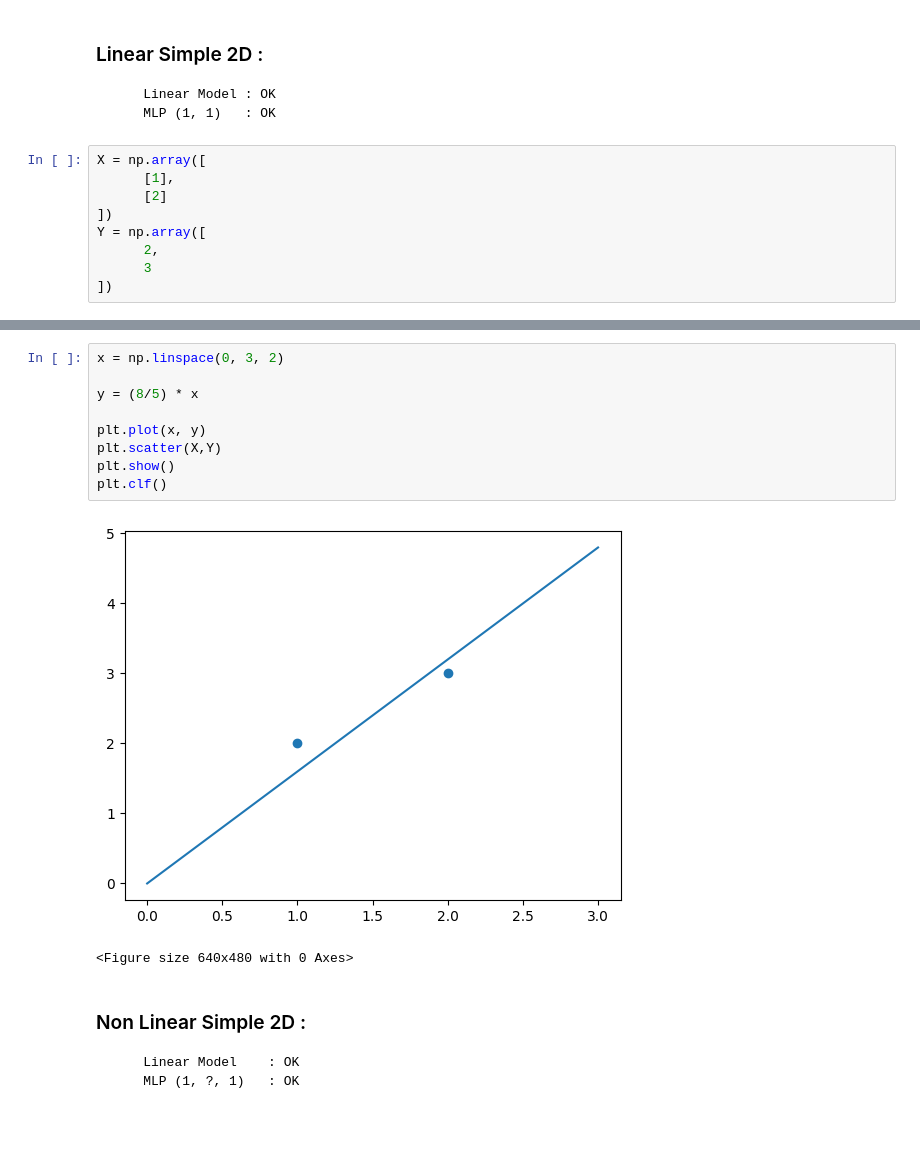
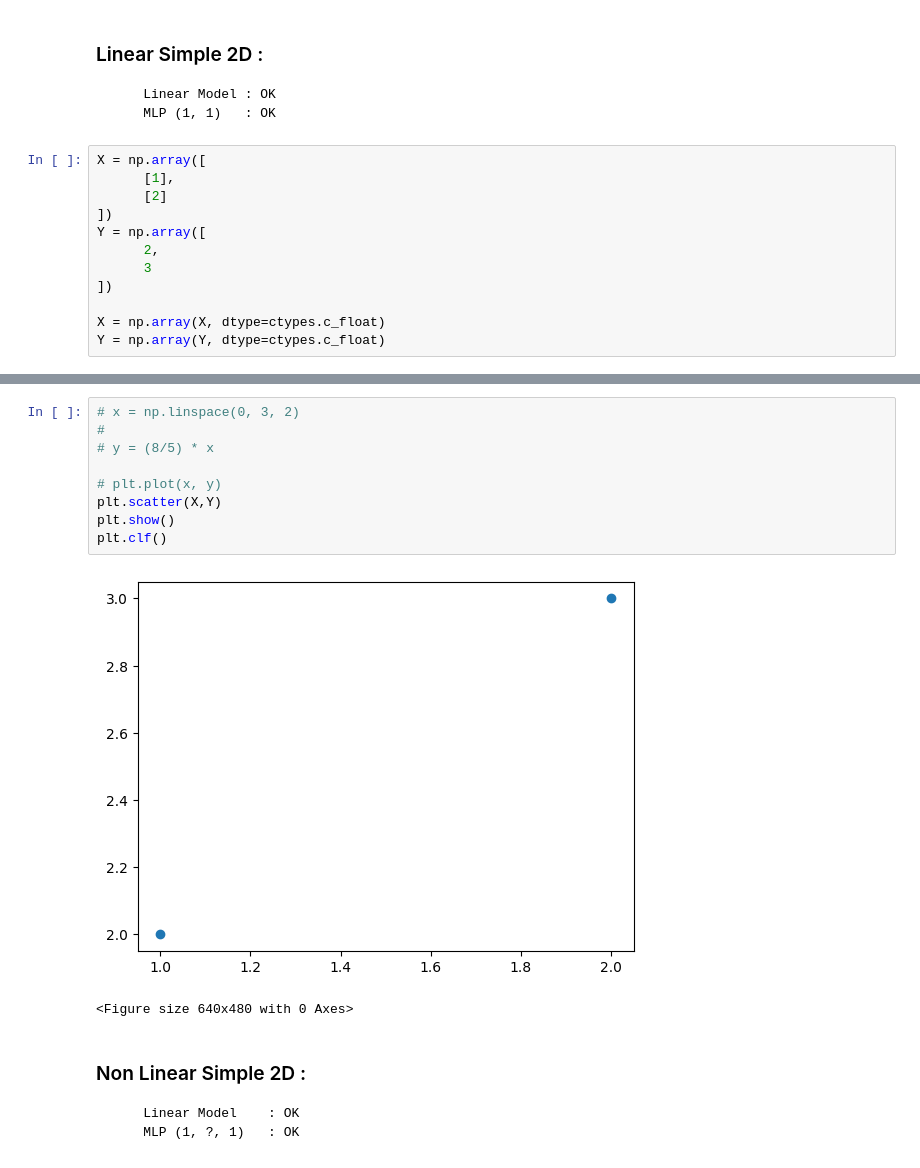
Before and after one commit to Elbub/3IABD2---Projet-annuel, a Jupyter notebook: tests_interops/notebook_test_interops_linear_classification.ipynb, the cells around one changed output, grey strips where cells are left out. Saved outputs shown, nothing was run; the diff lists cells and outputs as text; blank space fills up the shorter version.

```diff
--- a/tests_interops/notebook_test_interops_linear_classification.ipynb
+++ b/tests_interops/notebook_test_interops_linear_classification.ipynb
@@ -1012,3 +1012,6 @@ Y = np.array([
       2,
       3
 ])
+
+X = np.array(X, dtype=ctypes.c_float)
+Y = np.array(Y, dtype=ctypes.c_float)
@@ -1015,14 +1053,14 @@ Y = np.array([
 # %%
-x = np.linspace(0, 3, 2)
+# x = np.linspace(0, 3, 2)
+#
+# y = (8/5) * x
 
-y = (8/5) * x
-
-plt.plot(x, y)
+# plt.plot(x, y)
 plt.scatter(X,Y)
 plt.show()
 plt.clf()
 # %% [output]
-[figure, old version]
+[figure, new version]
 <Figure size 640x480 with 0 Axes>
 # %% [markdown]
 ### Non Linear Simple 2D :
```
Also changed, not shown: parts of 7 cells of this notebook, 1 other file.
